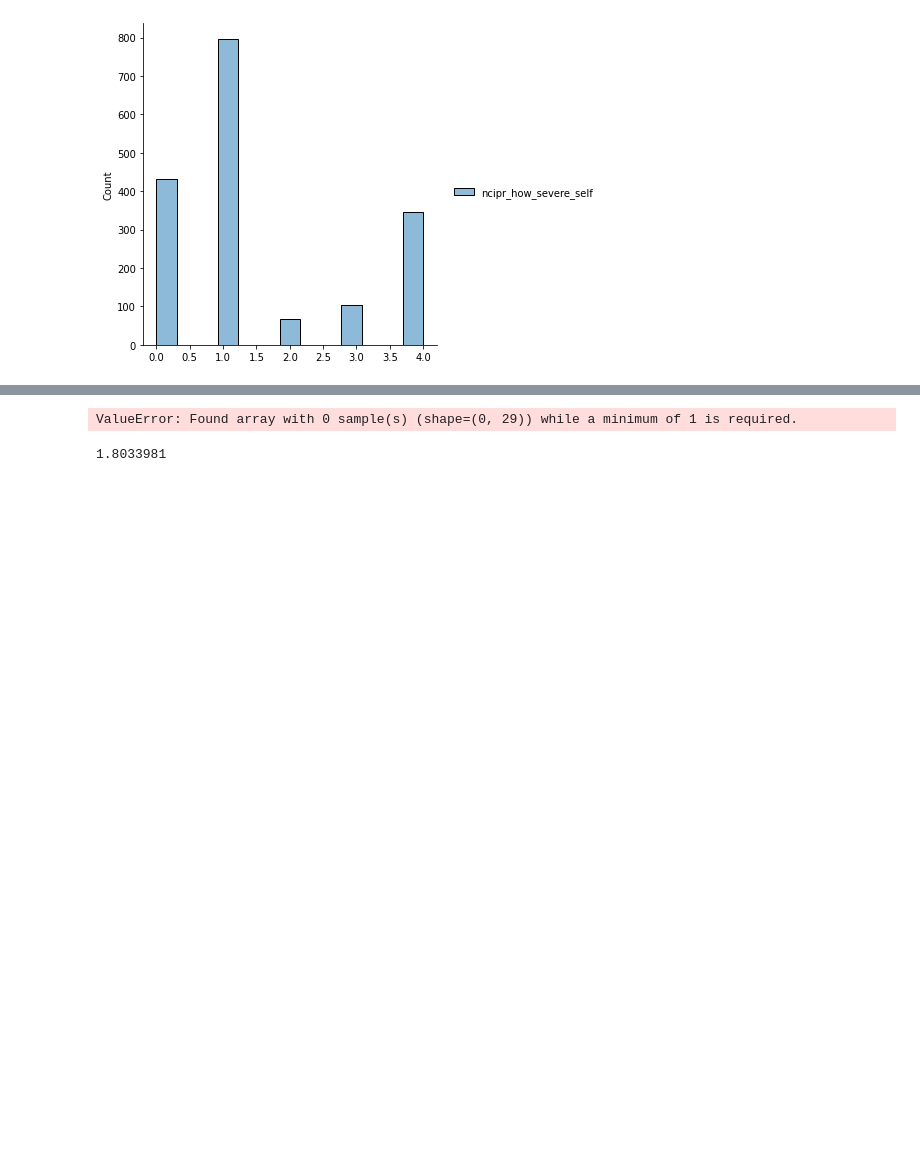
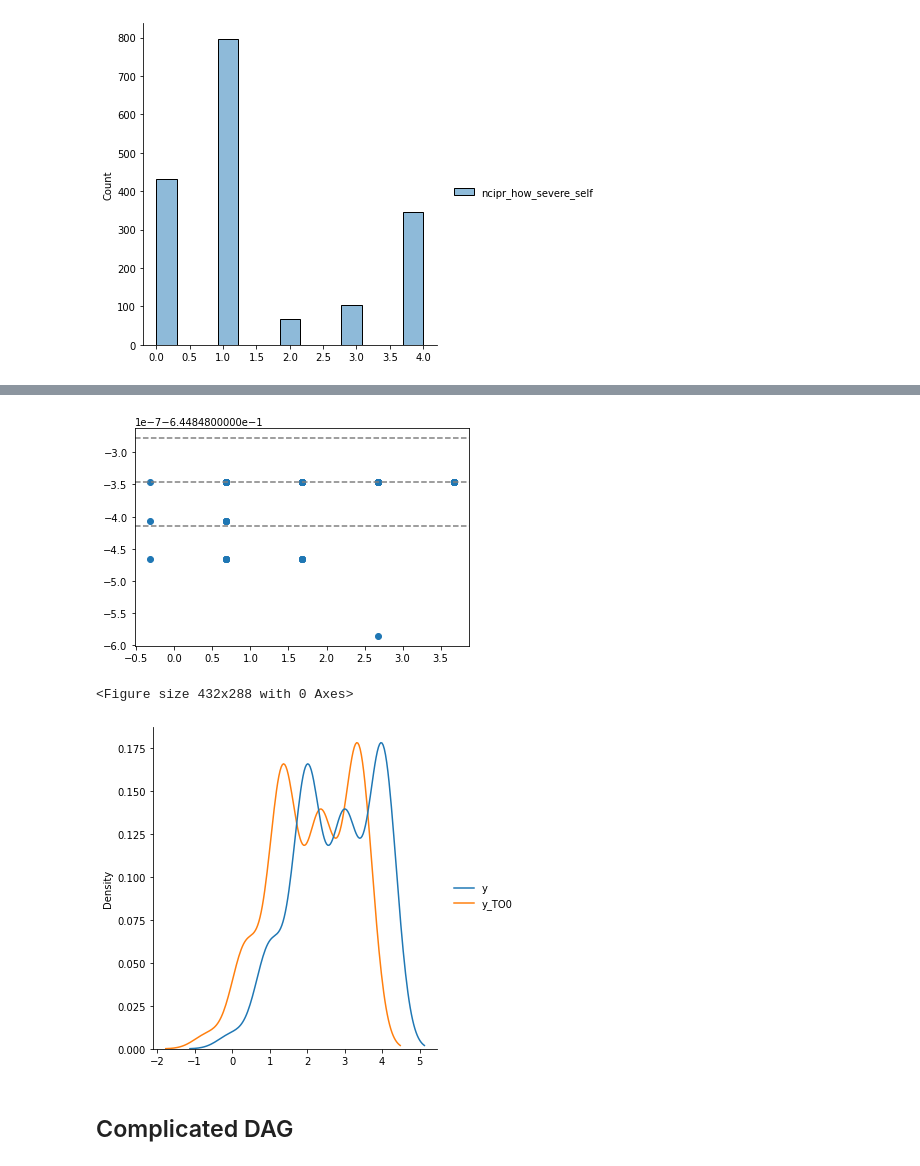
Before and after one commit to williamrobotma/causalproj, a Jupyter notebook: pearl_covid.ipynb, the cells around one changed output, grey strips where cells are left out. Drawn from its saved outputs; the diff is of its cells as text; code cells hidden in the pictures; blank space fills up the shorter version.

Commit message:
"created complicated model"

```diff
--- a/pearl_covid.ipynb
+++ b/pearl_covid.ipynb
@@ -162,8 +168,9 @@ np.mean(mses)
 # %%
-a_model = LinearRegression().fit(np.hstack((train_dic['X'], train_dic['S'])), train_dic['a'])
-a_hat = a_model.predict(np.hstack((train_dic['X'], train_dic['S'])))
-y_model = LinearRegression().fit(np.concatenate((train_dic['X'], train_dic['a']), axis=1), train_dic['y'])
-y_hat = y_model.predict(np.concatenate((train_dic['X'], a_model.predict(np.hstack((train_dic['X'], train_dic['S'])))), axis=1))
+a_model = LogisticRegression(penalty='none', max_iter=10000).fit(np.hstack((train_dic['P'], train_dic['S'])), train_dic['T'][a_col].to_numpy().ravel())
+a_hat = a_model.predict(np.hstack((train_dic['P'], train_dic['S']))).reshape(-1, 1)
+y_model = LinearRegression().fit(np.concatenate((train_dic['P'], train_dic['S'], train_dic['T'][a_col]), axis=1), train_dic['y'])
+# y_hat = y_model.predict(np.concatenate((train_dic['X'], train_dic['S'], a_model.predict(np.hstack((train_dic['X'], train_dic['S'])))), axis=1))
+y_hat = y_model.predict(np.concatenate((train_dic['P'], train_dic['S'], train_dic['T'][a_col]), axis=1))
 # %%
 ## Abduction
 
@@ -171,18 +178,40 @@ U_a = train_dic['a'] - a_hat
 U_y = train_dic['y'] - y_hat
 # %%
 ## Action, Prediction
-y_a2 = y_model.predict(np.concatenate((train_dic['X'], np.ones_like(train_dic['a'])), axis=1)) + U_y
+y_TO0 = y_model.predict(np.concatenate((train_dic['P'], train_dic['S'], np.zeros_like(train_dic['T'][a_col])), axis=1)) + U_y
-# %%
-# a = LogisticRegression(penalty='none', max_iter=1000).fit(train_dic['X'], train_dic['a'].to_numpy().ravel())
-
-a_model = LinearRegression().fit(np.hstack((train_dic['X'], train_dic['S'])), train_dic['a'])
-# a_model.score(np.hstack((train_dic['X'], train_dic['S'])), train_dic['a'])
-y_model = LinearRegression().fit(np.concatenate((train_dic['X'], train_dic['a']), axis=1), train_dic['y'])
-# a_hat = a_model.predict(train_dic['X']) # .reshape(-1, 1)
-y_hat = y_model.predict(np.concatenate((test_dic['X'], a_model.predict(np.hstack((test_dic['X'], test_dic['S'])))), axis=1))
-# %% [output]
-ValueError: Found array with 0 sample(s) (shape=(0, 29)) while a minimum of 1 is required.
-# %%
-mean_squared_error(y_hat, test_dic['y'])
-# %% [output]
-1.8033981
+# %%
+import matplotlib.pyplot as plt
+import seaborn as sns
+
+def bland_altman_plot(data1, data2, *args, **kwargs):
+    data1     = np.asarray(data1)
+    data2     = np.asarray(data2)
+    mean      = np.mean([data1, data2], axis=0)
+    diff      = data1 - data2                   # Difference between data1 and data2
+    md        = np.mean(diff)                   # Mean of the difference
+    sd        = np.std(diff, axis=0)            # Standard deviation of the difference
+
+    plt.scatter(mean, diff, *args, **kwargs)
+    plt.axhline(md,           color='gray', linestyle='--')
+    plt.axhline(md + 1.96*sd, color='gray', linestyle='--')
+    plt.axhline(md - 1.96*sd, color='gray', linestyle='--')
+# %%
+def plot_change():
+    train_df = pd.concat(train_dic, axis=1)
+    train_df['y_TO0'] = y_TO0
+    train_ox_df = train_df[train_df[('T', a_col[0])] == 1.0]
+
+    plt.figure()
+    bland_altman_plot( train_ox_df['y_TO0'].values.flatten(), train_ox_df['y'].values.flatten(),)
+    # plt.ylim(-5, 5)
+
+    plt.figure()
+    sns.displot(data=train_ox_df[['y', 'y_TO0']], kind='kde')
+# %%
+plot_change()
+# %% [output]
+[figure, added]
+<Figure size 432x288 with 0 Axes>
+[figure, added]
+# %% [markdown]
+## Complicated DAG
```
Also changed, not shown: parts of 18 cells of this notebook.
